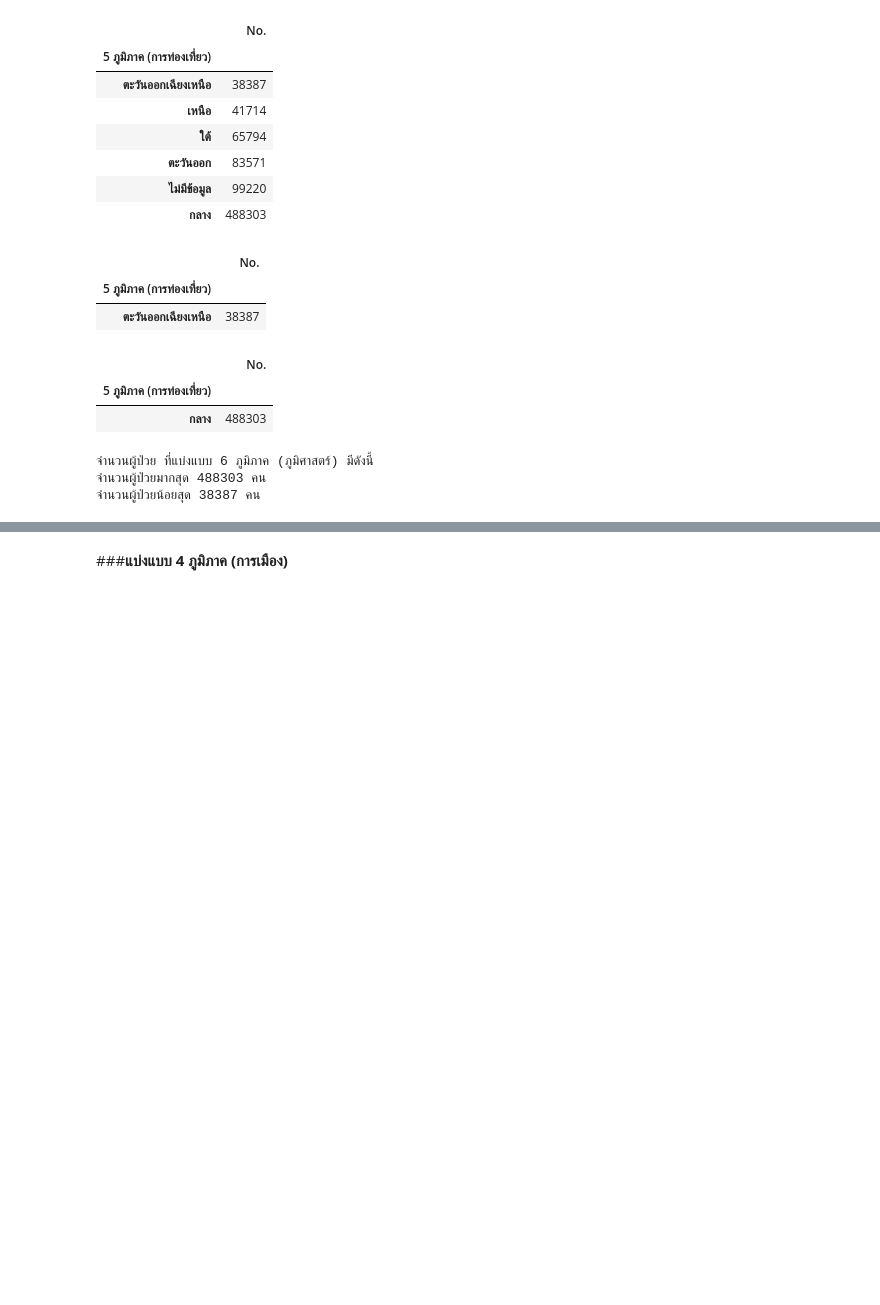
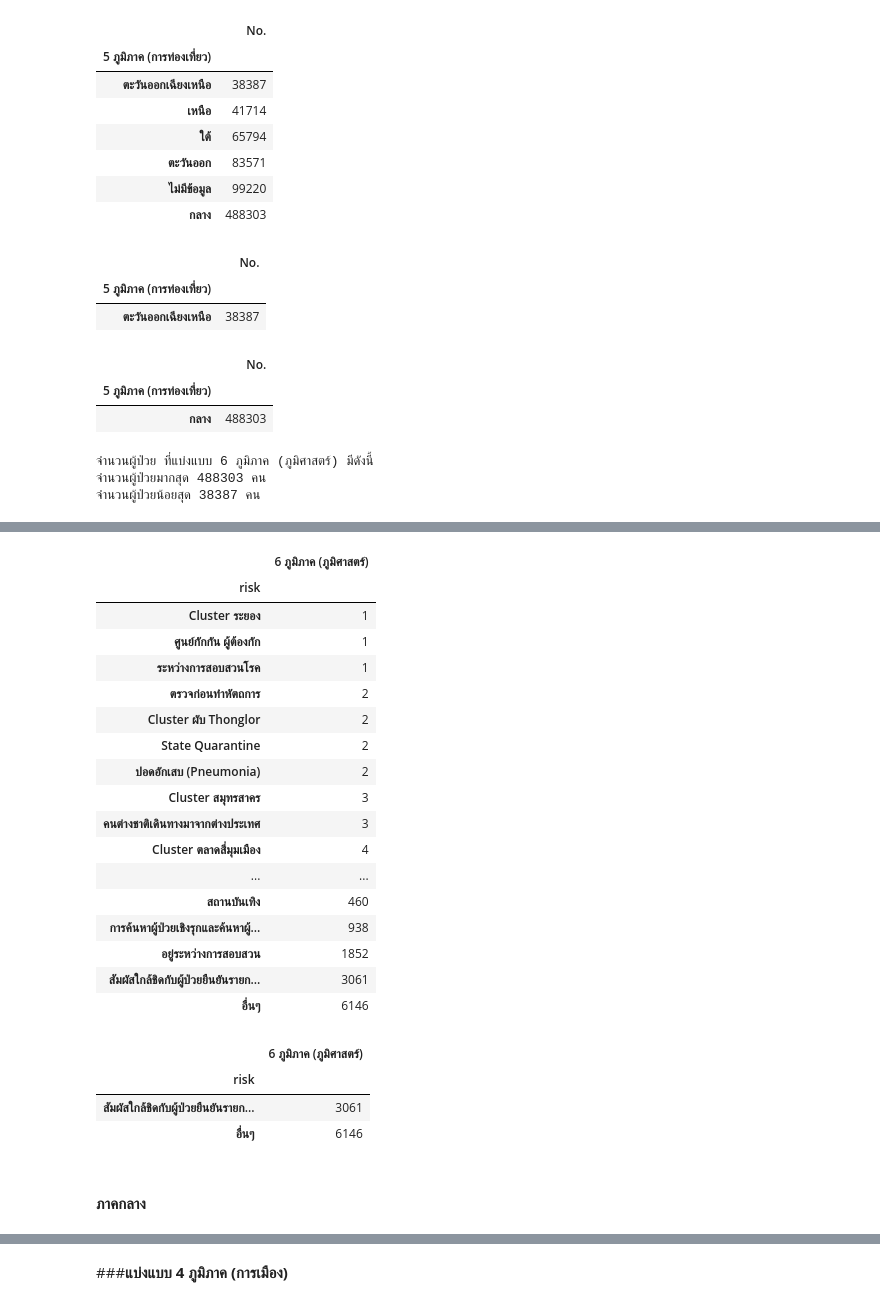
Before and after one commit to Supakornnn/data_viz_2022, a Jupyter notebook: BasicPython&DataViz_midterm2022.ipynb, the cells around one changed output, grey strips where cells are left out. Cells and saved outputs as stored; diff of their text form; code cells hidden in the pictures; blank space fills up the shorter version.

```diff
--- a/BasicPython&DataViz_midterm2022.ipynb
+++ b/BasicPython&DataViz_midterm2022.ipynb
@@ -1165,0 +1241,31 @@ print(f'จำนวนผู้ป่วยน้อยสุด {min1} คน'
+# %%
+Nmaxrisk = Nmaxrisk.sort_values(by=['6 ภูมิภาค (ภูมิศาสตร์)']) #เรียงค่าข้อมูล
+Nmaxrisk
+# %% [output]
+|  | 6 ภูมิภาค (ภูมิศาสตร์) |
+| risk |  |
+| Cluster ระยอง | 1 |
+| ศูนย์กักกัน ผู้ต้องกัก | 1 |
+| ระหว่างการสอบสวนโรค | 1 |
+| ตรวจก่อนทำหัตถการ | 2 |
+| Cluster ผับ Thonglor | 2 |
+| State Quarantine | 2 |
+| ปอดอักเสบ (Pneumonia) | 2 |
+| Cluster สมุทรสาคร | 3 |
+| คนต่างชาติเดินทางมาจากต่างประเทศ | 3 |
+| Cluster ตลาดสี่มุมเมือง | 4 |
+| ... | ... |
+| สถานบันเทิง | 460 |
+| การค้นหาผู้ป่วยเชิงรุกและค้นหาผู้... | 938 |
+| อยู่ระหว่างการสอบสวน | 1852 |
+| สัมผัสใกล้ชิดกับผู้ป่วยยืนยันรายก... | 3061 |
+| อื่นๆ | 6146 |
+# %%
+Nmaxrisk.iloc[-2:]
+# %% [output]
+|  | 6 ภูมิภาค (ภูมิศาสตร์) |
+| risk |  |
+| สัมผัสใกล้ชิดกับผู้ป่วยยืนยันรายก... | 3061 |
+| อื่นๆ | 6146 |
+# %% [markdown]
+#### ภาคกลาง
```
Also changed, not shown: parts of 224 cells of this notebook.
